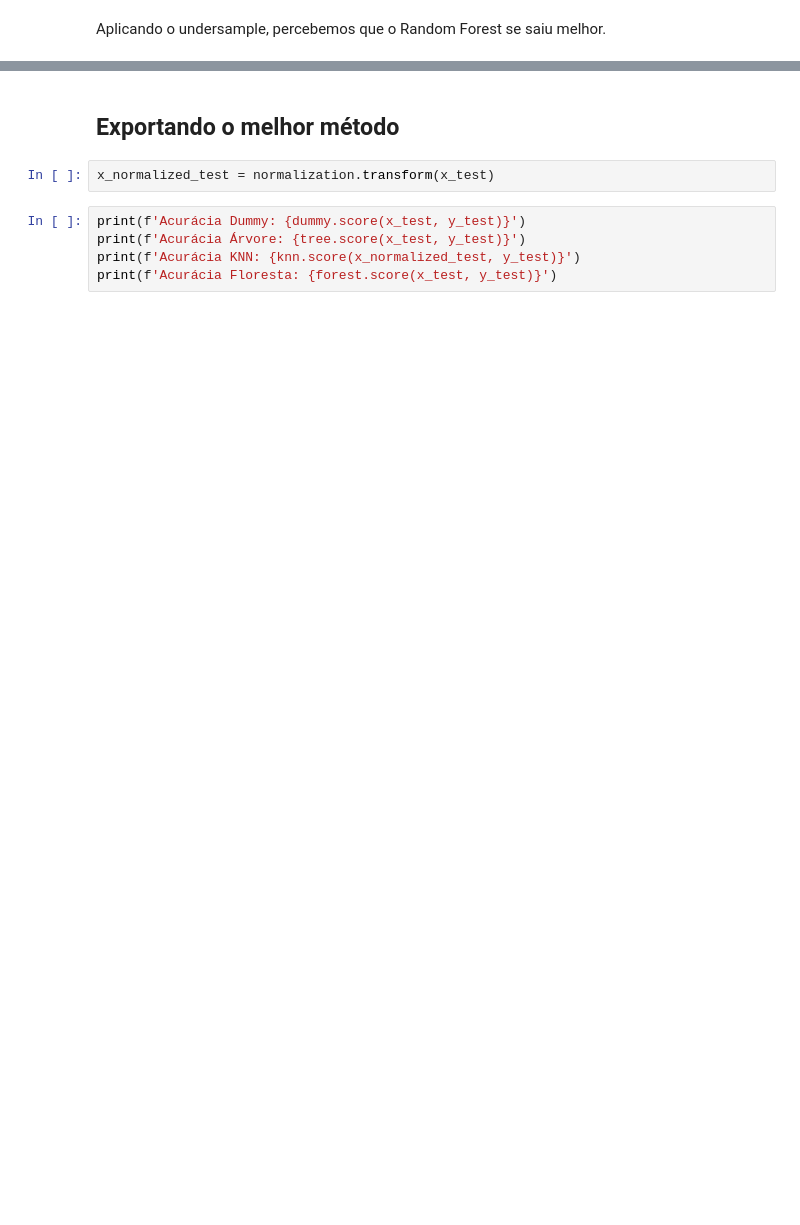
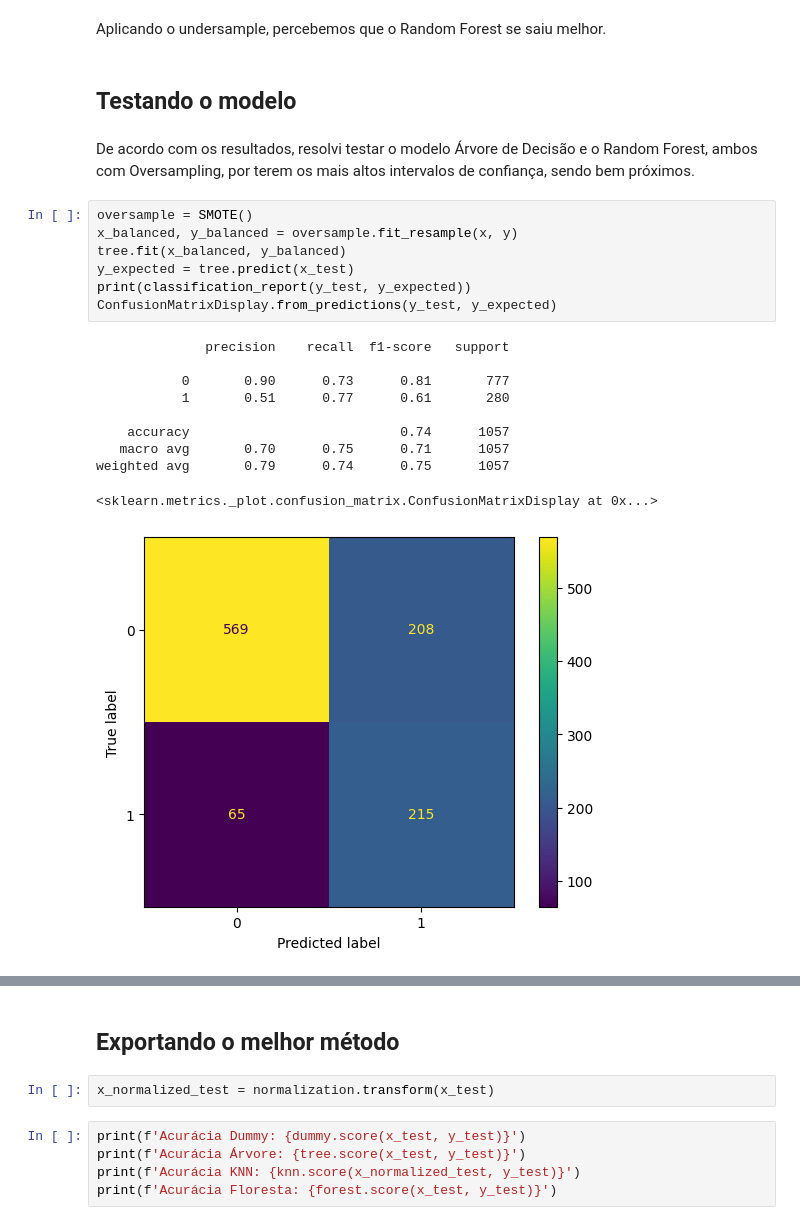
Before and after one commit to FilipeMadeira13/churn_prediction, a Jupyter notebook: notebooks/main.ipynb, the cells around one changed output, grey strips where cells are left out. Saved outputs shown, nothing was run; the diff lists cells and outputs as text; blank space fills up the shorter version.

Commit message:
Testa modelos com melhor desempenho

```diff
--- a/notebooks/main.ipynb
+++ b/notebooks/main.ipynb
@@ -413,2 +413,24 @@ Intervalo de confiança: [0.7099103753072139, 0.7677834127609565]
 # %% [markdown]
 Aplicando o undersample, percebemos que o Random Forest se saiu melhor.
+# %% [markdown]
+## Testando o modelo
+# %% [markdown]
+De acordo com os resultados, resolvi testar o modelo Árvore de Decisão e o Random Forest, ambos com Oversampling, por terem os mais altos intervalos de confiança, sendo bem próximos.
+# %%
+oversample = SMOTE()
+x_balanced, y_balanced = oversample.fit_resample(x, y)
+tree.fit(x_balanced, y_balanced)
+y_expected = tree.predict(x_test)
+print(classification_report(y_test, y_expected))
+ConfusionMatrixDisplay.from_predictions(y_test, y_expected)
+# %% [output]
+              precision    recall  f1-score   support
+
+           0       0.90      0.73      0.81       777
+           1       0.51      0.77      0.61       280
+
+    accuracy                           0.74      1057
+   macro avg       0.70      0.75      0.71      1057
+weighted avg       0.79      0.74      0.75      1057
+<sklearn.metrics._plot.confusion_matrix.ConfusionMatrixDisplay at 0x...>
+[figure, added]
```
Also changed, not shown: parts of 18 cells of this notebook, 1 other file.
